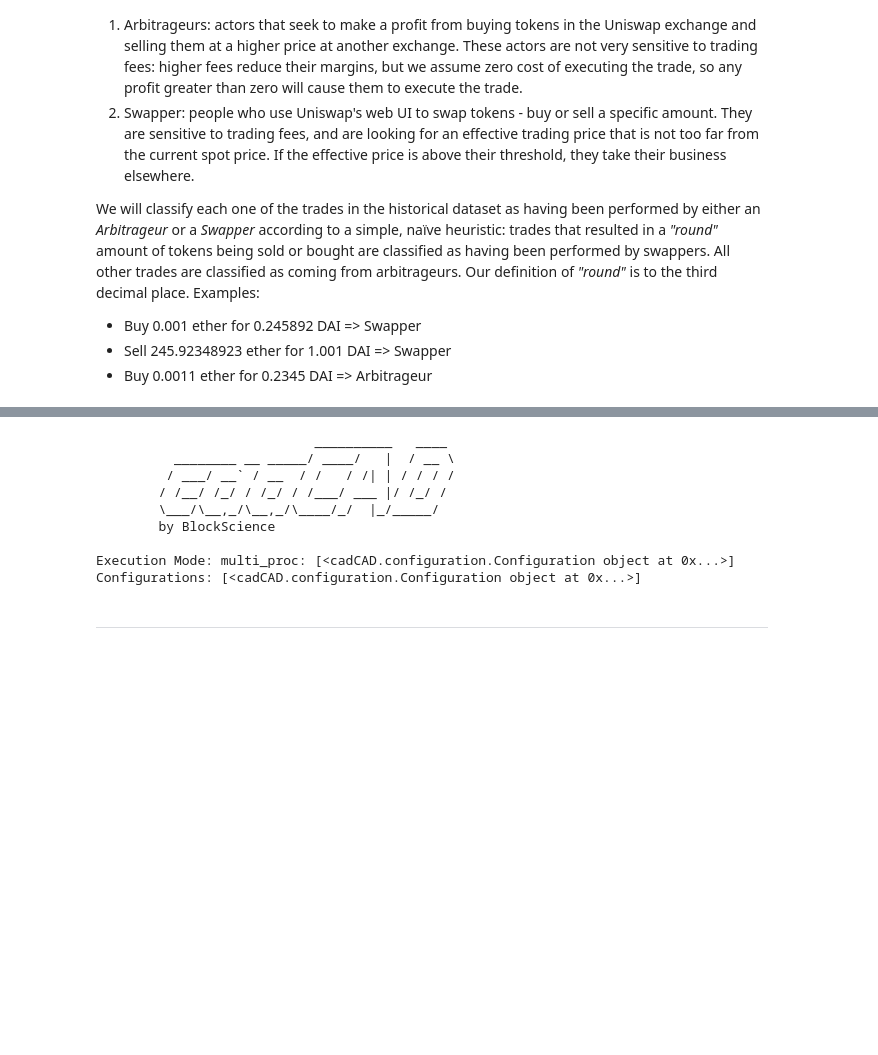
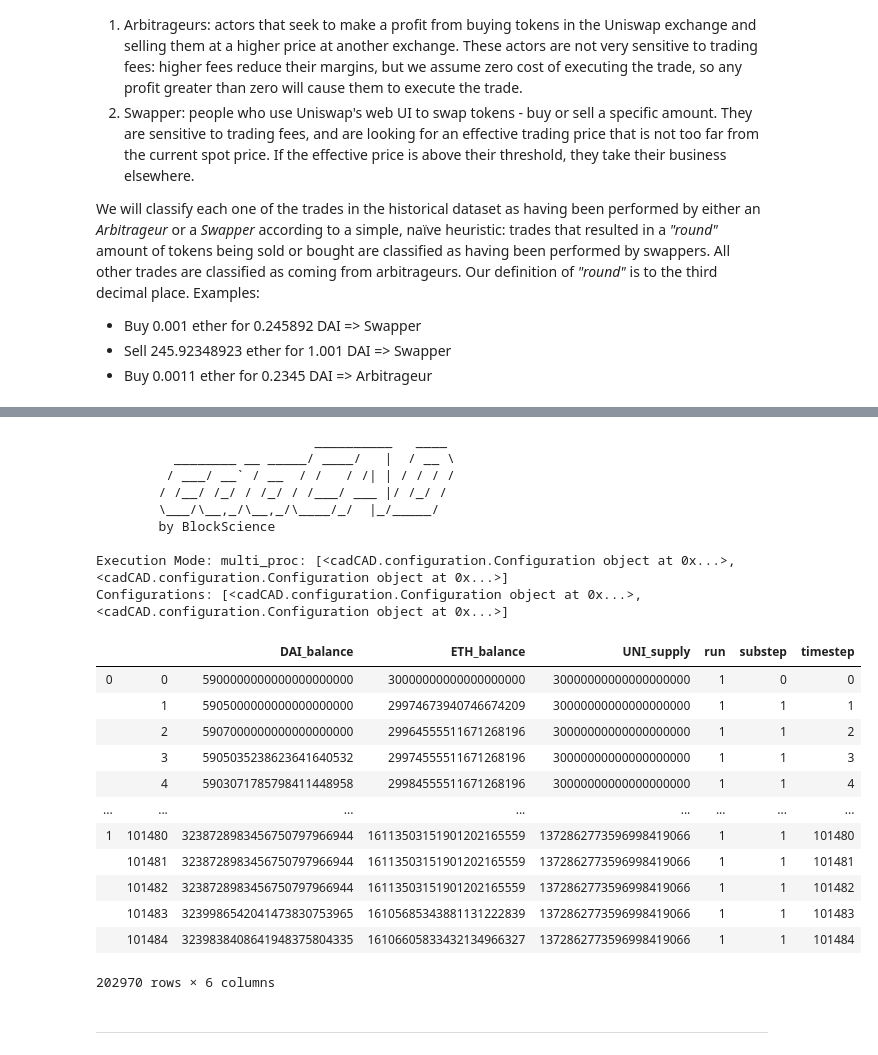
Before and after one commit to BlockScience/uniswap, a Jupyter notebook: simplified-uniswap.ipynb, the cells around one changed output, grey strips where cells are left out. Cells and saved outputs as stored; diff of their text form; code cells hidden in the pictures; blank space fills up the shorter version.

```diff
--- a/simplified-uniswap.ipynb
+++ b/simplified-uniswap.ipynb
@@ -701,9 +690,13 @@ PSUBs = [
 # %%
+from cadCAD.configuration.utils import config_sim
+
 # the number of timesteps in our simulation is the length of the events dataset minus the first two events
 # as they are already accounted for in the initial conditions of the system
-simulation_parameters = {
-    'T': range(len(uniswap_events)-2),
-#     'T': range(1000),
-    'N': 1,
-    'M': params
-}
+simulation_parameters = config_sim(
+    {
+        'T': range(len(uniswap_events)-2),
+        'N': 1,
+        'M': params
+    }
+)
+simulation_parameters
@@ -710,28 +714,48 @@ simulation_parameters = {
 # %%
 from cadCAD.configuration import Configuration
 
-config = Configuration(initial_state=state,
-                       partial_state_update_blocks=PSUBs,
-                       sim_config=simulation_parameters
-                      )
+config = []
+for s in simulation_parameters:
+    config.append(Configuration(initial_state=state,
+                                partial_state_update_blocks=PSUBs,
+                                sim_config=s))
 
 from cadCAD.engine import ExecutionMode, ExecutionContext, Executor
 exec_mode = ExecutionMode()
 exec_context = ExecutionContext(exec_mode.multi_proc)
-executor = Executor(exec_context, [config])
-raw_result, tensor = executor.execute()[0]
+executor = Executor(exec_context, config)
 
-df = pd.DataFrame(raw_result)
+df = pd.DataFrame()
+for i, t in enumerate(executor.execute()):
+    r = t[0]
+    d = pd.DataFrame(r)
+    d = d.set_index(pd.MultiIndex.from_arrays([[i]*len(d),list(d.index)]))
+    df = df.append(d)
+
+df
 # %% [output]
                             __________   ____
           ________ __ _____/ ____/   |  / __ \
          / ___/ __` / __  / /   / /| | / / / /
         / /__/ /_/ / /_/ / /___/ ___ |/ /_/ /
         \___/\__,_/\__,_/\____/_/  |_/_____/
         by BlockScience
 
-Execution Mode: multi_proc: [<cadCAD.configuration.Configuration object at 0x...>]
-Configurations: [<cadCAD.configuration.Configuration object at 0x...>]
+Execution Mode: multi_proc: [<cadCAD.configuration.Configuration object at 0x...>, <cadCAD.configuration.Configuration object at 0x...>]
+Configurations: [<cadCAD.configuration.Configuration object at 0x...>, <cadCAD.configuration.Configuration object at 0x...>]
+|  |  | DAI_balance | ETH_balance | UNI_supply | run | substep | timestep |
+| 0 | 0 | 5900000000000000000000 | 30000000000000000000 | 30000000000000000000 | 1 | 0 | 0 |
+|  | 1 | 5905000000000000000000 | 29974673940746674209 | 30000000000000000000 | 1 | 1 | 1 |
+|  | 2 | 5907000000000000000000 | 29964555511671268196 | 30000000000000000000 | 1 | 1 | 2 |
+|  | 3 | 5905035238623641640532 | 29974555511671268196 | 30000000000000000000 | 1 | 1 | 3 |
+|  | 4 | 5903071785798411448958 | 29984555511671268196 | 30000000000000000000 | 1 | 1 | 4 |
+| ... | ... | ... | ... | ... | ... | ... | ... |
+| 1 | 101480 | 3238728983456750797966944 | 16113503151901202165559 | 1372862773596998419066 | 1 | 1 | 101480 |
+|  | 101481 | 3238728983456750797966944 | 16113503151901202165559 | 1372862773596998419066 | 1 | 1 | 101481 |
+|  | 101482 | 3238728983456750797966944 | 16113503151901202165559 | 1372862773596998419066 | 1 | 1 | 101482 |
+|  | 101483 | 3239986542041473830753965 | 16105685343881131222839 | 1372862773596998419066 | 1 | 1 | 101483 |
+|  | 101484 | 3239838408641948375804335 | 16106605833432134966327 | 1372862773596998419066 | 1 | 1 | 101484 |
+202970 rows × 6 columns
 # %% [markdown]
 _____________
 # %% [markdown]
```
Also changed, not shown: parts of 18 cells of this notebook.
